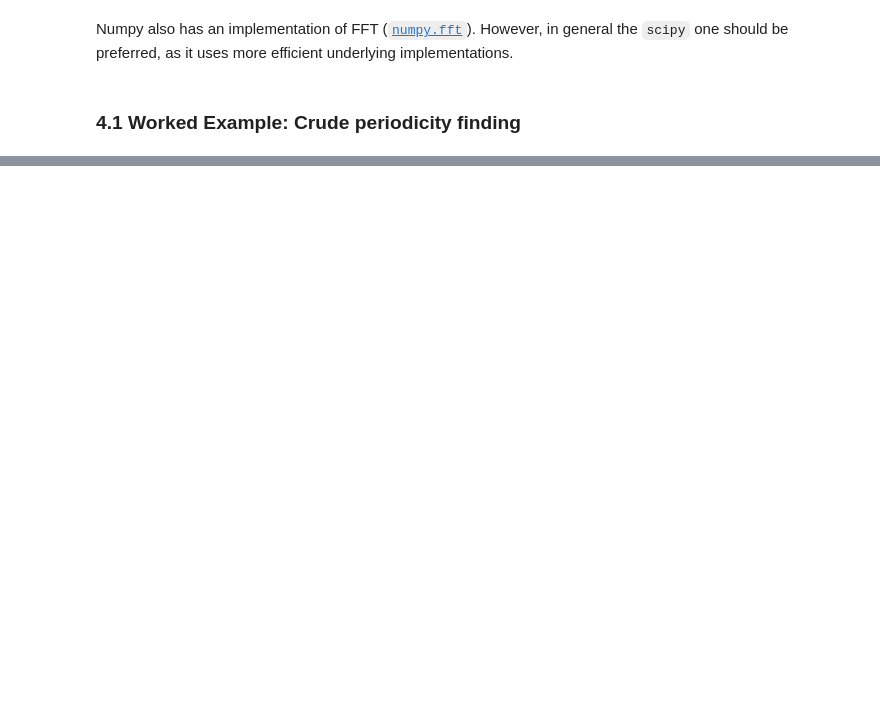
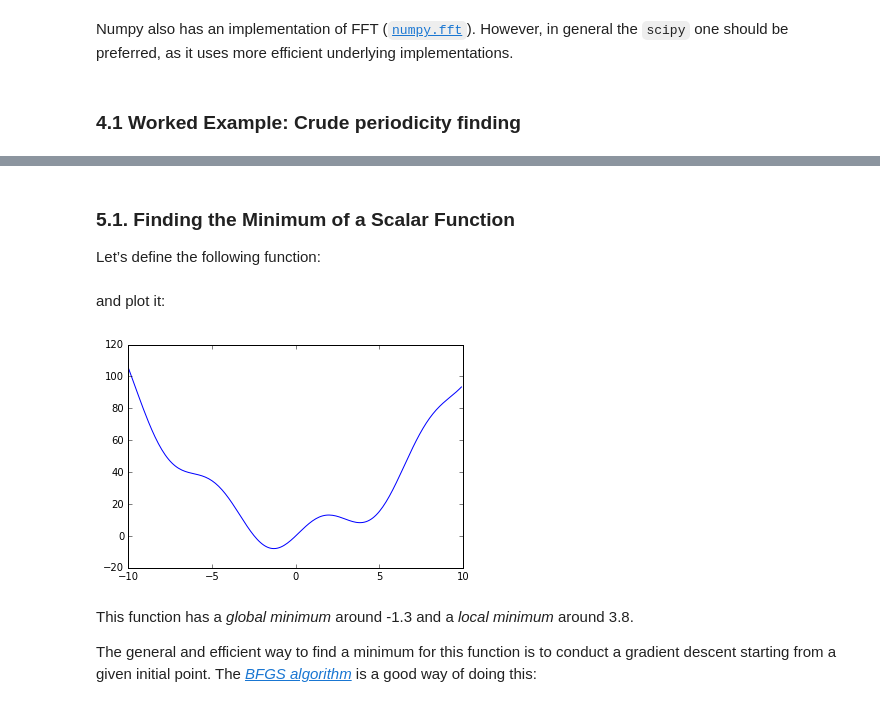
Before and after one commit to Jonathan-Adams2015/csci-2000-personal, a Jupyter notebook: scipy/scipy.ipynb, the cells around one changed output, grey strips where cells are left out. Saved outputs shown, nothing was run; the diff lists cells and outputs as text; code cells hidden in the pictures; blank space fills up the shorter version.

```diff
--- a/scipy/scipy.ipynb
+++ b/scipy/scipy.ipynb
@@ -344,0 +293,19 @@ TypeError: Image data can not convert to float
+# %% [markdown]
+### 5.1. Finding the Minimum of a Scalar Function
+
+Let’s define the following function:
+# %%
+def f(x):
+    return x**2 + 10*np.sin(x)
+# %% [markdown]
+and plot it:
+# %%
+x = np.arange(-10, 10, 0.1)
+plt.plot(x, f(x))
+plt.show()
+# %% [output]
+[figure, added]
+# %% [markdown]
+This function has a _global minimum_ around -1.3 and a _local minimum_ around 3.8.
+
+The general and efficient way to find a minimum for this function is to conduct a gradient descent starting from a given initial point. The [_BFGS algorithm_](http://docs.scipy.org/doc/scipy-0.16.0/reference/generated/scipy.optimize.fmin_bfgs.html) is a good way of doing this:
```
Also changed, not shown: parts of 96 cells of this notebook.
